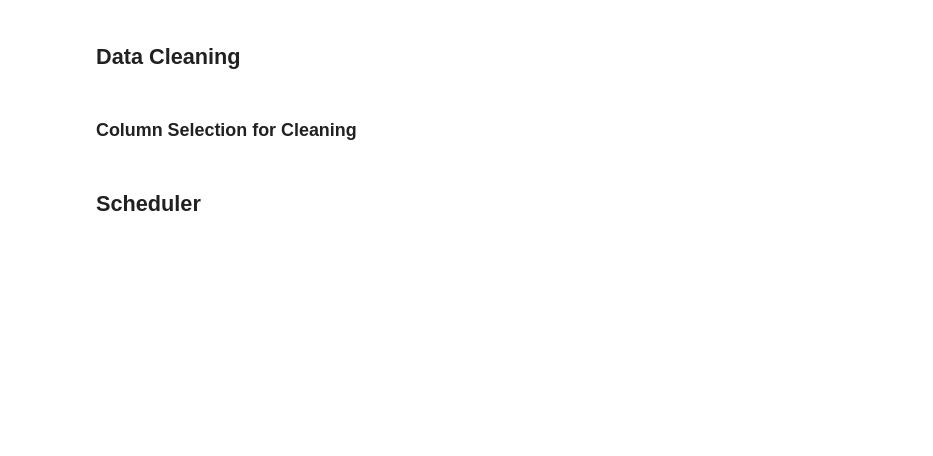
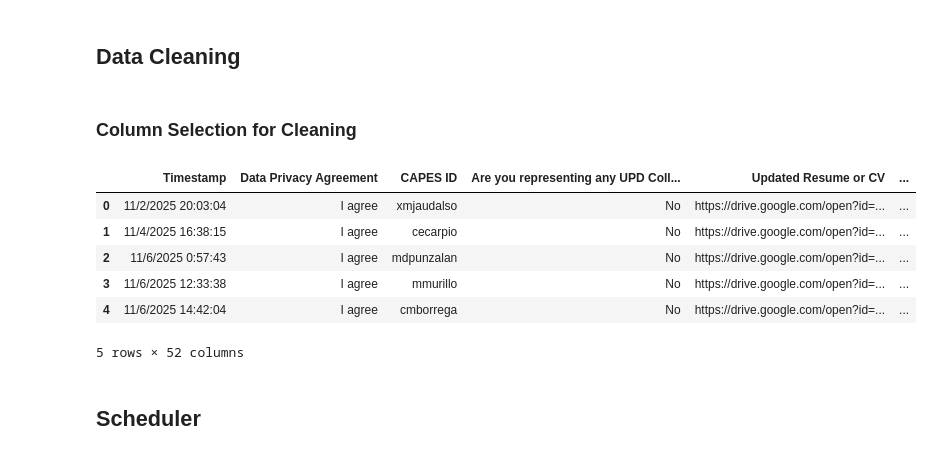
Before and after one commit to DenzDy/capes-interview-scheduler, a Jupyter notebook: scheduler.ipynb, the cells around one changed output. Drawn from its saved outputs; the diff is of its cells as text; code cells hidden in the pictures; blank space fills up the shorter version.

```diff
--- a/scheduler.ipynb
+++ b/scheduler.ipynb
@@ -164,31 +189,44 @@ capes_card_df.head()
 date_column_filter = 'What is your most preferred date?'
 # %%
 # Get columns to clean
+
+# Remove duplicate columns
+interviewee_df = interviewee_df[list(filter(lambda x : ".1" not in x, interviewee_df.columns))]
+
 int_cols = interviewee_df.select_dtypes(include='float').columns
 rcis_date_cols = interviewee_df.columns[interviewee_df.columns.str.contains(date_column_filter)]
-
 # Remove NaN values
 interviewee_df[int_cols] = interviewee_df[int_cols].fillna(12).astype('int')
 interviewee_df[rcis_date_cols] = interviewee_df[rcis_date_cols].fillna('None')
 interviewee_df['Degree Program'] = interviewee_df['CAPES ID'].map(capes_card_df.set_index('CAPES CARD')['COURSE'])
 interviewee_df['Name'] = interviewee_df['CAPES ID'].map(capes_card_df.set_index('CAPES CARD')['FIRST NAME']) + ' ' + interviewee_df['CAPES ID'].map(capes_card_df.set_index('CAPES CARD')['LAST NAME'])
 
 # sorry tinamad
 old_string = 'What are your preferred time slots for RC, November 13 (Thursday)? '
 new_string = 'RC Slot November 13 - '
 interviewee_df.columns = interviewee_df.columns.str.replace(old_string, new_string, regex=False)
 
 old_string = 'What are your preferred time slots for IS, November 13 (Thursday)? '
 new_string = 'IS Slot November 13 - '
 interviewee_df.columns = interviewee_df.columns.str.replace(old_string, new_string, regex=False)
 
 old_string = 'What are your preferred time slots for RC, November 14 (Friday)? '
 new_string = 'RC Slot November 14 - '
 interviewee_df.columns = interviewee_df.columns.str.replace(old_string, new_string, regex=False)
 
 old_string = 'What are your preferred time slots for IS, November 14 (Friday)? '
 new_string = 'IS Slot November 14 - '
 interviewee_df.columns = interviewee_df.columns.str.replace(old_string, new_string, regex=False)
+
+interviewee_df.head()
+# %% [output]
+|  | Timestamp | Data Privacy Agreement | CAPES ID | Are you representing any UPD Coll... | Updated Resume or CV | ... |
+| 0 | 11/2/2025 20:03:04 | I agree | xmjaudalso | No | https://drive.google.com/open?id=... | ... |
+| 1 | 11/4/2025 16:38:15 | I agree | cecarpio | No | https://drive.google.com/open?id=... | ... |
+| 2 | 11/6/2025 0:57:43 | I agree | mdpunzalan | No | https://drive.google.com/open?id=... | ... |
+| 3 | 11/6/2025 12:33:38 | I agree | mmurillo | No | https://drive.google.com/open?id=... | ... |
+| 4 | 11/6/2025 14:42:04 | I agree | cmborrega | No | https://drive.google.com/open?id=... | ... |
+5 rows × 52 columns
 # %% [markdown]
 ## Scheduler
 # %% [markdown]
```
Also changed, not shown: parts of 29 cells of this notebook, 8 other files.
